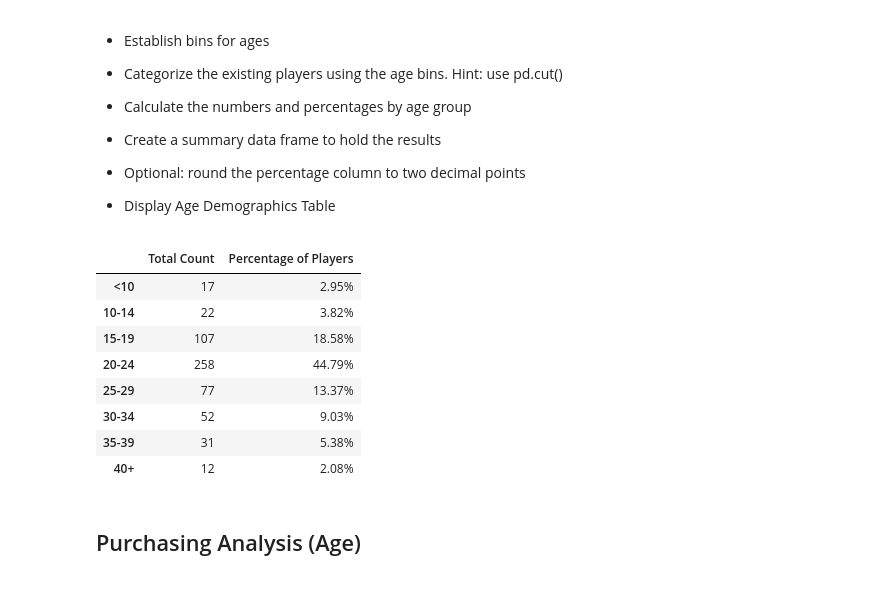
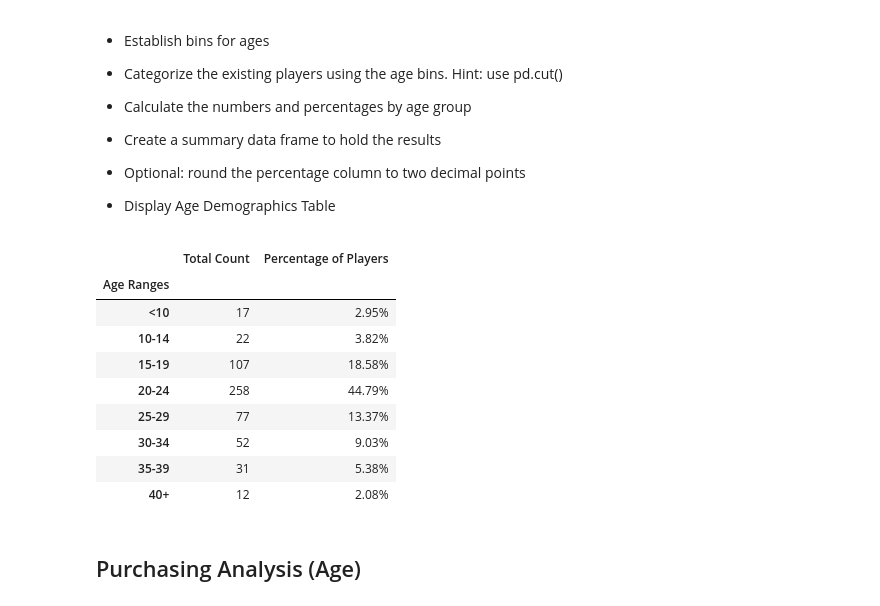
Before and after one commit to Ashlander0/Pandas-Challenge, a Jupyter notebook: HeroesOfPymoli/HeroesOfPymoli_starter.ipynb, the cells around one changed output. Cells and saved outputs as stored; diff of their text form; code cells hidden in the pictures.

```diff
--- a/HeroesOfPymoli/HeroesOfPymoli_starter.ipynb
+++ b/HeroesOfPymoli/HeroesOfPymoli_starter.ipynb
@@ -136,16 +136,18 @@ genderpurchasedata.style.format(({"Average Purchase Price": "${0:.2f}", "Total P
 # %%
 agebins = [0, 9, 14, 19, 24, 29, 34, 39, 100]
 agebinnames = ["<10", "10-14", "15-19","20-24","25-29","30-34","35-39","40+"]
 
 #playerages = totalplayers["Age"].value_counts()
 totalplayers["Age Range"] = pd.cut(totalplayers["Age"], agebins, labels=agebinnames)
 
 agerange = totalplayers["Age Range"].value_counts()
 agepercent = (agerange / len(totalplayers))
 agetable = pd.DataFrame({"Total Count": agerange, "Percentage of Players": agepercent}).sort_index()
+agetable.index.name= "Age Ranges"
 agetable.style.format(({"Percentage of Players": "{:.2%}"}))
 # %% [output]
 |  | Total Count | Percentage of Players |
+| Age Ranges |  |  |
 | <10 | 17 | 2.95% |
 | 10-14 | 22 | 3.82% |
 | 15-19 | 107 | 18.58% |
```
Also changed, not shown: parts of 3 cells of this notebook.
